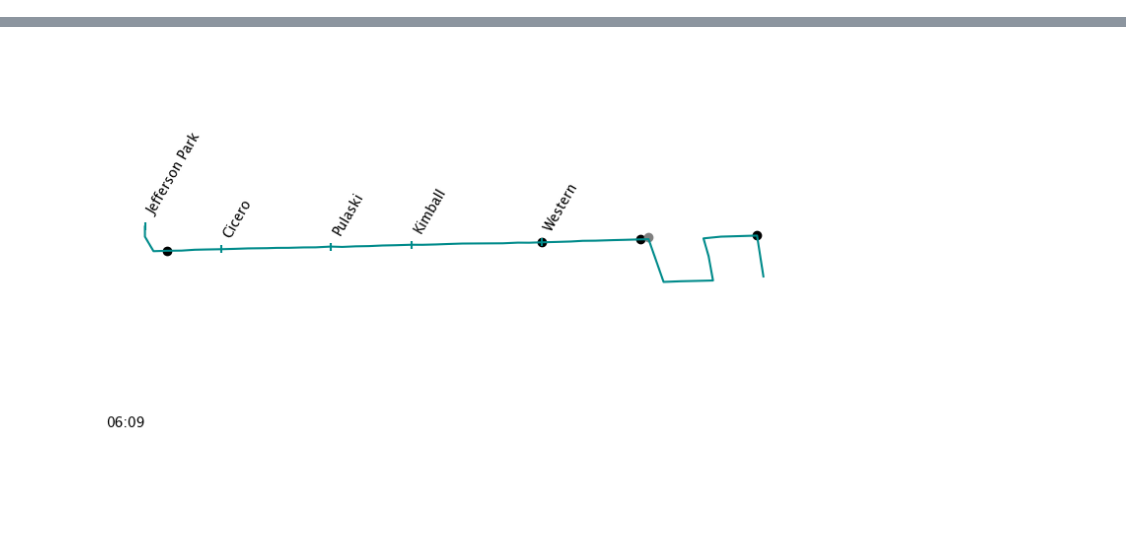
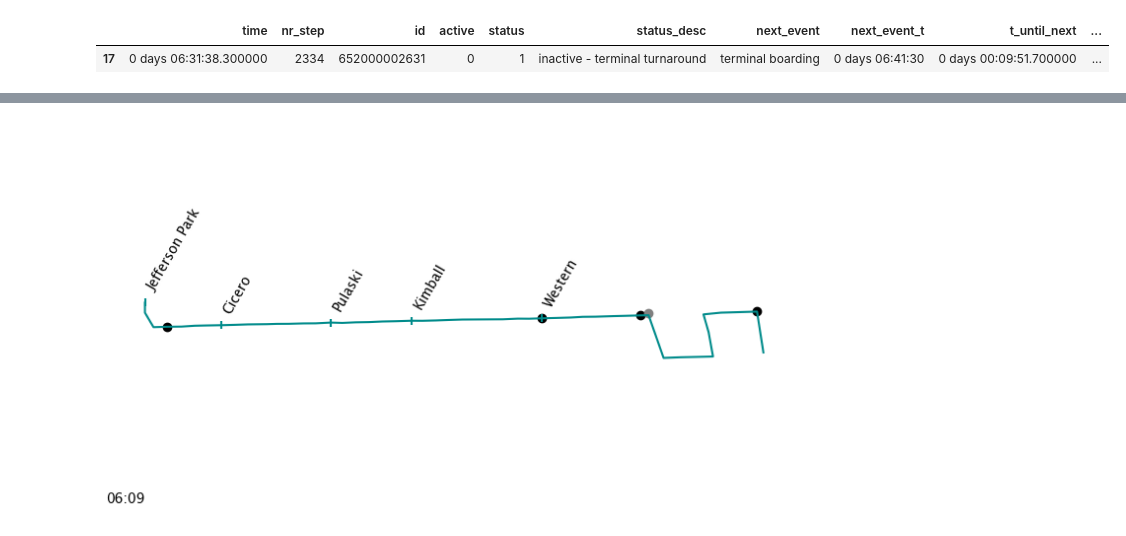
Before and after one commit to joerovar/transit-centric-smart-mobility-system, a Jupyter notebook: src/04_SIMULATION/playground.ipynb, the cells around one changed output, grey strips where cells are left out. Cells and saved outputs as stored; diff of their text form; code cells hidden in the pictures; blank space fills up the shorter version.

```diff
--- a/src/04_SIMULATION/playground.ipynb
+++ b/src/04_SIMULATION/playground.ipynb
@@ -17,17 +97,0 @@ print(env.lines[ROUTES[0]].hist_date)
-# %%
-# METHOD 2 DON'T RESET DATE
-# np.random.seed(0)
-next_obs, rew, done, info = env.reset(reset_date=False)
-print(env.lines[ROUTES[0]].hist_date)
-
-i = 0
-while not done and i < 3000:
-    next_obs, rew, done, info = env.step()
-
-    if not done:
-        control_veh = flag_departure_event(info)
-        if not control_veh.empty:
-            if control_veh['status'].iloc[0] == 1:
-                print(control_veh[['time', 'status', 'status_desc','stop_id', 'route_id']])
-
-    i += 1
@@ -38,5 +98,5 @@ while not done and i < 3000:
-# %%
-i = 0
-while not done and i < 10000:
-    next_obs, rew, done, info = env.step()
-    i += 1
+# %%
+next_obs, rew, done, info = env.reset(random_date=False,
+                                        hist_date='2022-12-01')
+print(env.lines[ROUTES[0]].hist_date)
+i = 0
@@ -42,0 +105,13 @@ while not done and i < 10000:
+# %%
+while not done and i < MAX_STEPS:
+    next_obs, rew, done, info = env.step()
+
+    if not done:
+        control_vehs = flag_departure_event(info)
+
+        if not control_vehs.empty:
+            control_veh = env.vehicles[control_vehs.index[0]]
+            rt_id = control_vehs['route_id'].iloc[0]
+            if rt_id=='91' and control_veh.block_id==652000002631:
+                break
+    i += 1
@@ -42,0 +122,5 @@ while not done and i < 10000:
+# %%
+control_vehs
+# %% [output]
+|  | time | nr_step | id | active | status | status_desc | next_event | next_event_t | t_until_next | ... |
+| 17 | 0 days 06:31:38.300000 | 2334 | 652000002631 | 0 | 1 | inactive - terminal turnaround | terminal boarding | 0 days 06:41:30 | 0 days 00:09:51.700000 | ... |
```
Also changed, not shown: parts of 23 cells of this notebook, 10 other files.
